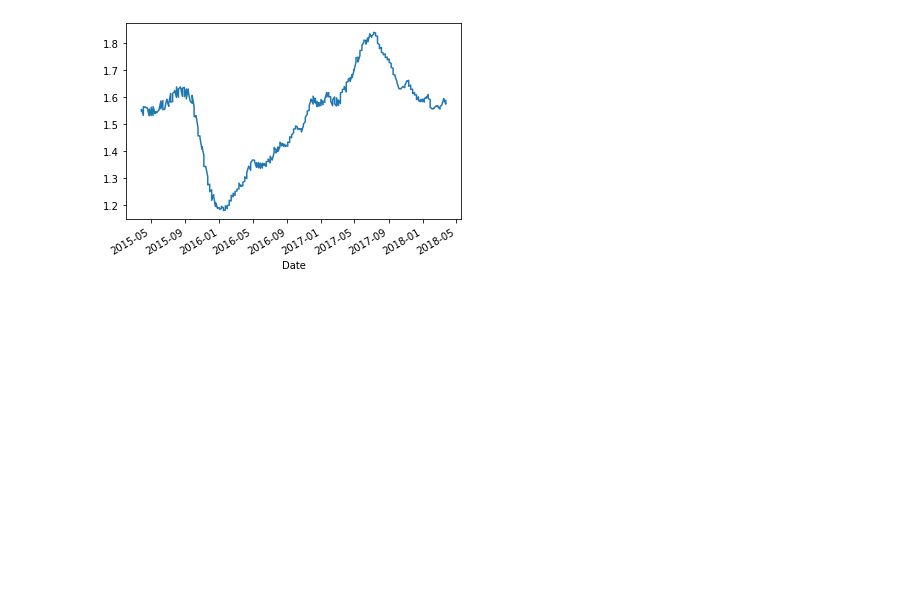
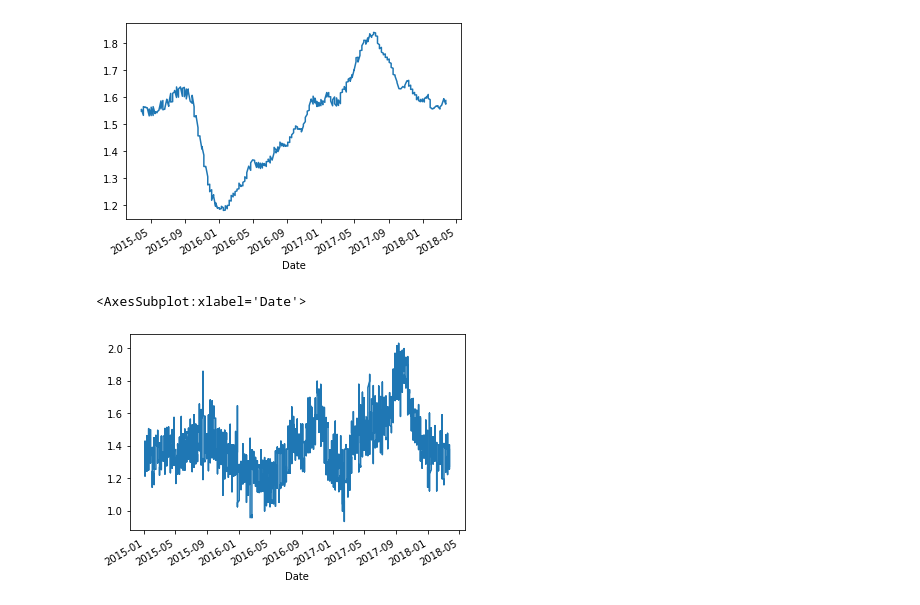
Before and after one commit to Madnessxx/2022-4126COMP-joshfenlon, a Jupyter notebook: visualRep.ipynb, the cells around one changed output. Saved outputs shown, nothing was run; the diff lists cells and outputs as text; code cells hidden in the pictures; blank space fills up the shorter version.

Commit message:
extra graphs

```diff
--- a/visualRep.ipynb
+++ b/visualRep.ipynb
@@ -14,3 +14,15 @@ See the caveats in the documentation: https://pandas.pydata.org/pandas-docs/stab
   boston_df.sort_index(inplace=True)
 <AxesSubplot:xlabel='Date'>
 [figure]
+# %%
+import pandas as pd
+
+df = pd.read_csv("dataset/avocado.csv")
+df['Date'] = pd.to_datetime(df["Date"])
+us_df = df
+us_df.set_index("Date", inplace=True)
+us_df.sort_index(inplace=True)
+us_df["AveragePrice"].rolling(25).mean().plot()
+# %% [output]
+<AxesSubplot:xlabel='Date'>
+[figure, added]
```
Also changed, not shown: parts of 1 cell of this notebook.
